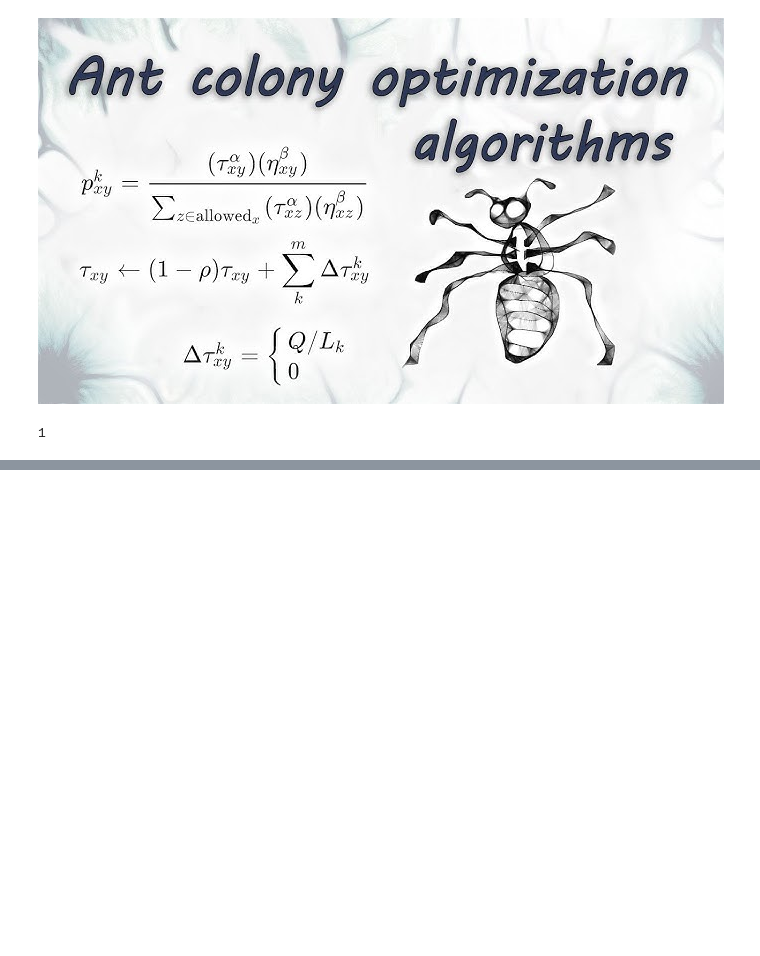
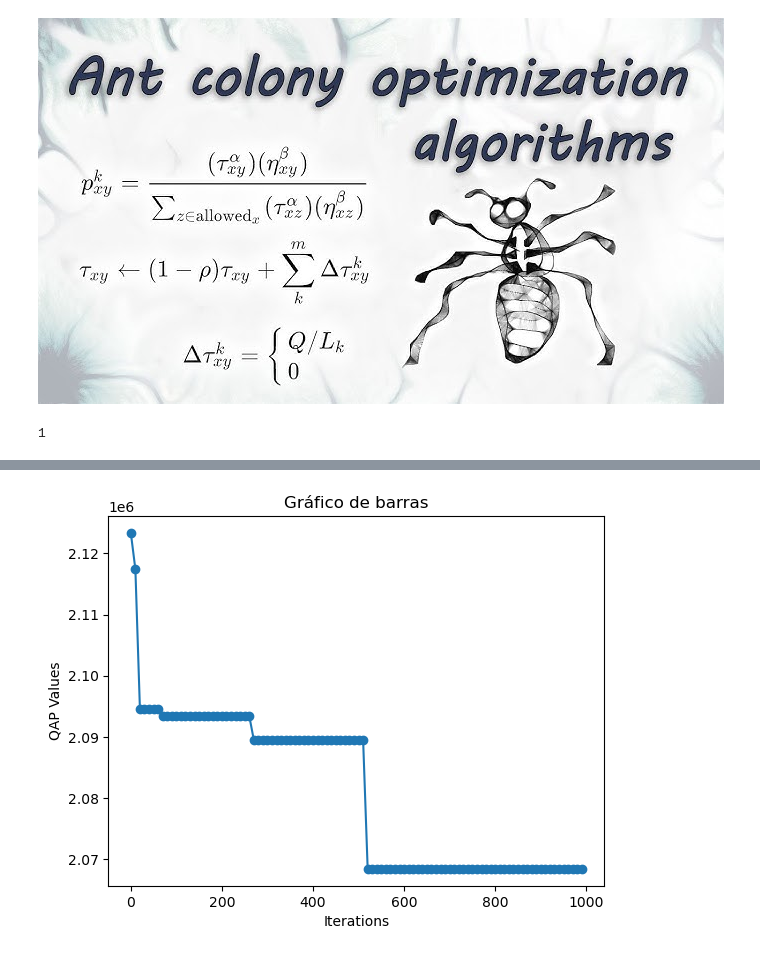
Before and after one commit to PhilipSanM/AI_L0v3rs, a Jupyter notebook: AI_Eng/bio_inspired algorithms/ACO/ACO for QAP.ipynb, the cells around one changed output, grey strips where cells are left out. Cells and saved outputs as stored; diff of their text form; code cells hidden in the pictures; blank space fills up the shorter version.

```diff
--- a/AI_Eng/bio_inspired algorithms/ACO/ACO.ipynb
+++ b/AI_Eng/bio_inspired algorithms/ACO/ACO for QAP.ipynb
@@ -25,7 +25,7 @@ class ACO:
         flows = []
         for flow in self.flow_matrix[actual][not_visited]:
             if flow == 0:
-                flows.append(99999)
+                flows.append(1)
             else:
                 flows.append(flow)
 
@@ -37,7 +37,9 @@ class ACO:
                 distances.append(distance)
 
 
-        quality = (1.0 / (self.distance_matrix[actual][not_visited] + flows) ) ** self.beta
+        distances = np.array(distances)
+
+        quality = (1.0 / (distances + flows) ) ** self.beta
 
         probabilities = pheromone * quality
         probabilities /= sum(probabilities)
@@ -66,7 +68,7 @@ class ACO:
         distance = 0
         for i in range(len(paths) - 1):
             distance += self.distance_matrix[paths[i]][paths[i+1]]
-        distance += self.distance_matrix[paths[-1]][paths[0]]
+#         distance += self.distance_matrix[paths[-1]][paths[0]]
         return distance
 
     def update_pheromone_matrix(self, paths, distance_matrixs):
@@ -96,6 +98,7 @@ class ACO:
             probabilities[city] += 1 / (self.n_ciudades + len(first_cities))
 
 
+        self.pheromone_matrix = np.ones(self.distance_matrix.shape) / len(distance_matrix)
 
 
         return probabilities
@@ -112,7 +115,10 @@ class ACO:
         best_3_solutions = {}
         no_changes = 0
 
-        for _ in range(self.n_iterations):
+        iterations = []
+        iter_QAPvalues = []
+
+        for iteration in range(self.n_iterations):
             paths = [self.make_paths(np.random.choice(self.n_ciudades, p = probabilities)) for _ in range(self.n_ants)]
 
 
@@ -138,14 +144,22 @@ class ACO:
                         best_3_solutions.pop(min_flow)
                         break
 
-            if no_changes >= self.n_iterations % 10:
+            if no_changes >= 5: #self.n_iterations % 10
                 probabilities = self.diversification(best_3_solutions)
                 no_changes = 0
 
+
+
             no_changes += 1
 
+            if iteration % 10 == 0:
+                iter_QAPvalues.append(best_flow)
+                iterations.append(iteration)
 
-        return best_path, best_flow
+
+
+
+        return best_path, best_flow, iterations, iter_QAPvalues
 # %%
 def read_file(file_path):
     file = open(file_path, 'r')
@@ -155,6 +169,7 @@ def read_file(file_path):
     flow_matrix = []
 
     size = int(input())
+
     for line in file_data:
 
         if line == '\n':
@@ -167,7 +182,7 @@ def read_file(file_path):
             continue
 
         row = [float(digit) for digit in row[:-1]]
-        if len(distance_matrix) < 12:
+        if len(distance_matrix) < 30:
             distance_matrix.append(row)
         else:
             flow_matrix.append(row)
@@ -178,7 +193,7 @@ def read_file(file_path):
 
     return size, distance_matrix, flow_matrix
 # %%
-file_path = './Matrix_data/tai12.dat'
+file_path = './Matrix_data/tai30.dat'
 size, distance_matrix, flow_matrix = read_file(file_path)
 # %% [output]
 1
@@ -185,6 +204,6 @@ size, distance_matrix, flow_matrix = read_file(file_path)
 # %%
-aco = ACO(distance_matrix,flow_matrix,100, 1000, 0.5)
-mejor_camino, mejor_distancia = aco.solve()
+aco = ACO(distance_matrix,flow_matrix,100, 1000, 0.6, 1, 5, 1)
+mejor_camino, mejor_distancia, iterations,iter_QAPvalues  = aco.solve()
 print("Mejor camino:", mejor_camino)
 print("Mejor valor de QAP:", mejor_distancia)
 # %% [output]
@@ -209,0 +246,12 @@ np.random.choice(2, p = [.1, .9])
+# %%
+# graficando
+import matplotlib.pyplot as plt
+
+plt.plot(iterations, iter_QAPvalues, marker='o', linestyle='-')
+plt.xlabel('Iterations')
+plt.ylabel('QAP Values')
+plt.title('Gráfico de barras')
+
+plt.show()
+# %% [output]
+[figure, added]
```
Also changed, not shown: parts of 4 cells of this notebook.
